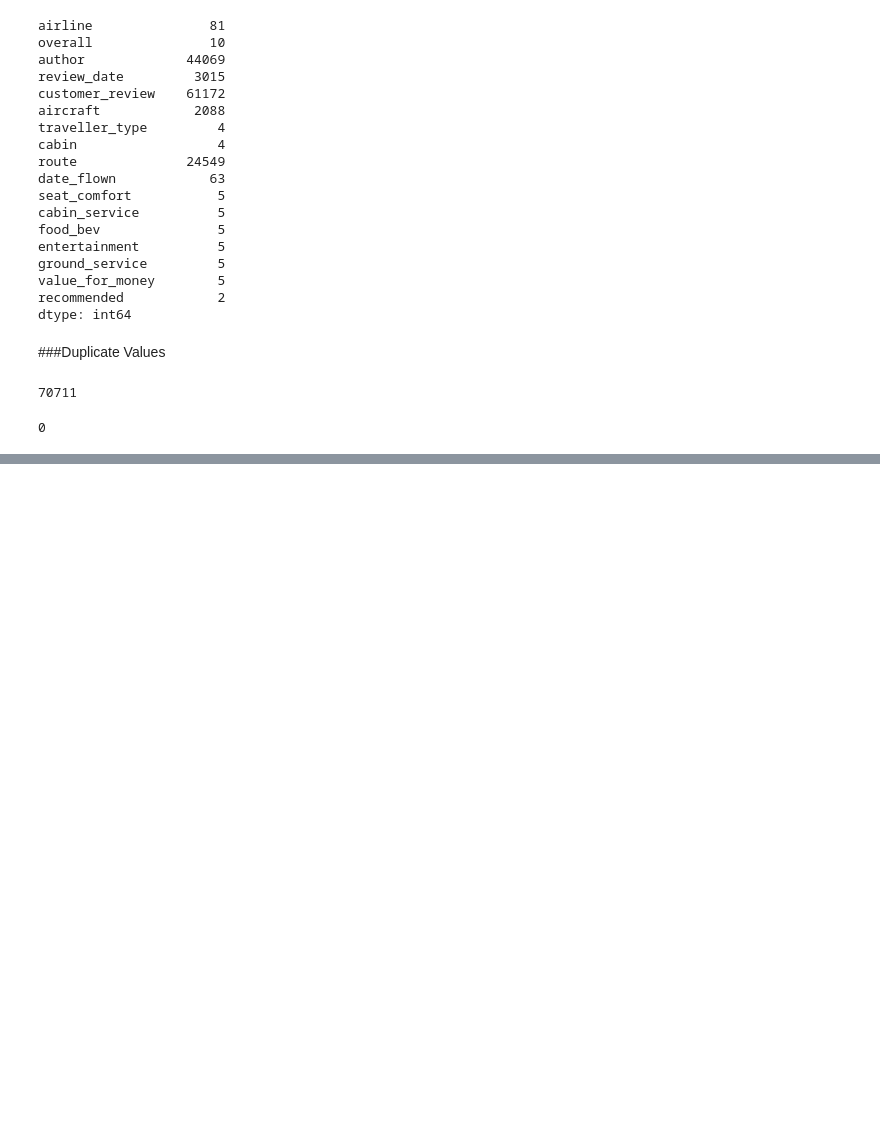
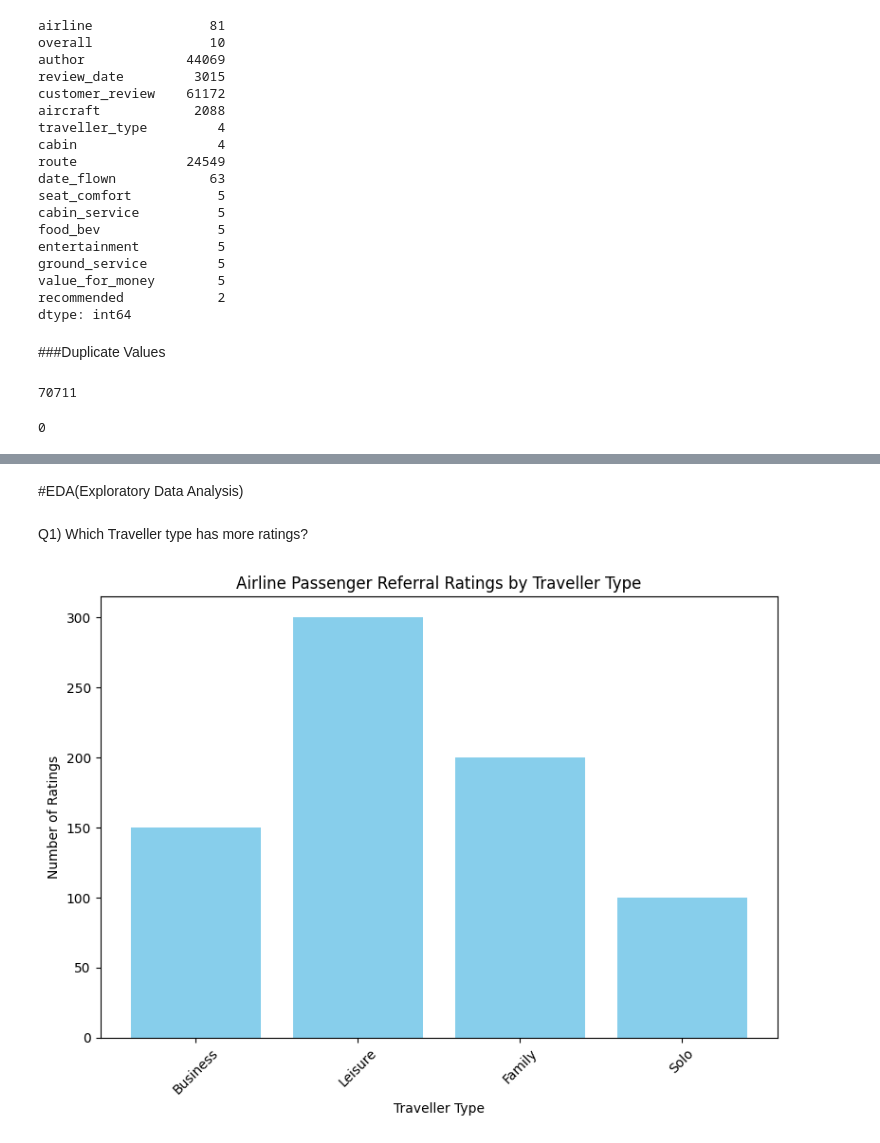
Before and after one commit to kumarsinghashu/Airline-Passenger-Referral-Prediction, a Jupyter notebook: Airline_Passenger_Referral_Prediction.ipynb, the cells around one changed output, grey strips where cells are left out. Cells and saved outputs as stored; diff of their text form; code cells hidden in the pictures; blank space fills up the shorter version.

```diff
--- a/Airline_Passenger_Referral_Prediction.ipynb
+++ b/Airline_Passenger_Referral_Prediction.ipynb
@@ -203,0 +254,24 @@ airline_df.duplicated().sum()
+# %% [markdown]
+#<b/>EDA(Exploratory Data Analysis)</b>
+# %% [markdown]
+<b/>Q1) Which Traveller type has more ratings?</b>
+# %%
+
+
+# Sample data (replace with your actual data)
+traveler_types = ['Business', 'Leisure', 'Family', 'Solo']
+ratings_count = [150, 300, 200, 100]  # Replace with the actual counts
+
+# Create a bar chart
+plt.figure(figsize=(8, 6))
+plt.bar(traveler_types, ratings_count, color='skyblue')
+plt.xlabel('Traveller Type')
+plt.ylabel('Number of Ratings')
+plt.title('Airline Passenger Referral Ratings by Traveller Type')
+plt.xticks(rotation=45)  # Rotate x-axis labels for better readability
+plt.tight_layout()
+
+# Show the chart
+plt.show()
+# %% [output]
+[figure, added]
```
Also changed, not shown: parts of 10 cells of this notebook.
